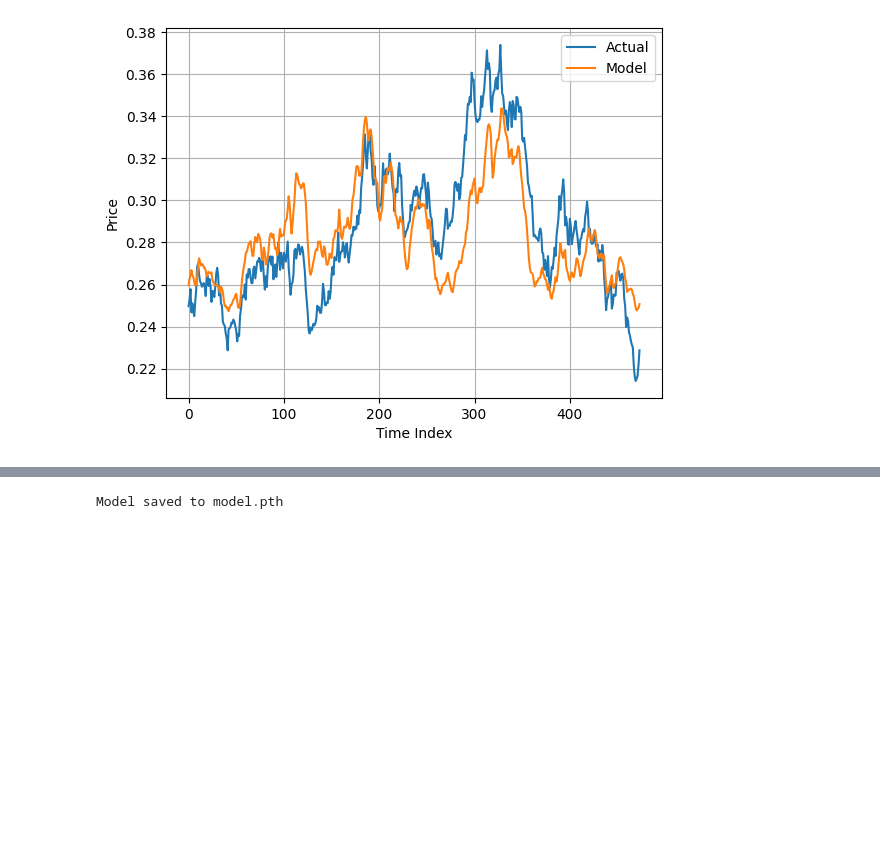
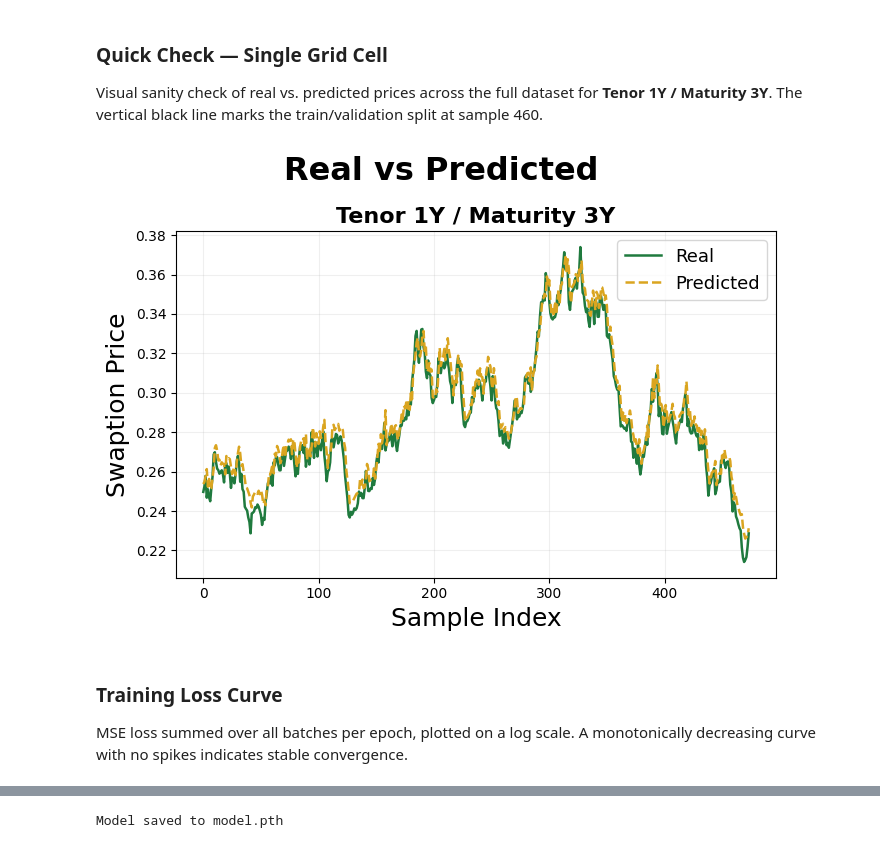
Before and after one commit to ReyGuadarrama/Quandela_hackathon, a Jupyter notebook: solution.ipynb, the cells around one changed output, grey strips where cells are left out. Drawn from its saved outputs; the diff is of its cells as text; code cells hidden in the pictures; blank space fills up the shorter version.

```diff
--- a/solution.ipynb
+++ b/solution.ipynb
@@ -15,5 +131,5 @@ val_ds  = Subset(dataset, range(460, n))
 
 device = "cuda" if torch.cuda.is_available() else "cpu"
 
-loader = DataLoader(train_ds, batch_size=64, shuffle=True) # Shuffle is usually better for training
-val_loader = DataLoader(val_ds, batch_size=64, shuffle=False)
+loader = DataLoader(train_ds, batch_size=8, shuffle=True)
+val_loader = DataLoader(val_ds, batch_size=8, shuffle=False)
@@ -95,12 +251,10 @@ n_photons=2  →  Quantum output size: 36
 # %%
-# 4. TRAINING LOOP
-num_epochs = 150
+num_epochs = 200
 for epoch in range(num_epochs):
     model.train()
     running_loss = 0.0
 
     for inputs, targets in loader:
-        # Safety: Ensure data is Float32 (Linear/LSTM layers expect this)
         inputs, targets = inputs.float(), targets.float()
 
         optimizer.zero_grad()
@@ -116,7 +270,7 @@ for epoch in range(num_epochs):
     # avg_loss = running_loss / len(loader)
     loss_history.append(running_loss)
 
-    if (epoch + 1) % 5 == 0: # Print every 5 epochs to keep it clean
+    if (epoch + 1) % 20 == 0:
         print(f"Epoch [{epoch+1}/{num_epochs}] | MSE Loss: {running_loss:.8f}")
 
 print("Training Complete!")
@@ -170,25 +318,41 @@ Epoch [150/150] | MSE Loss: 0.00095919
 Training Complete!
+# %% [markdown]
+### Quick Check — Single Grid Cell
+
+Visual sanity check of real vs. predicted prices across the full dataset for **Tenor 1Y / Maturity 3Y**. The vertical black line marks the train/validation split at sample 460.
 # %%
 model_prices, real_prices = validation(tenor=1, maturity=3)
 
-plt.figure()
-plt.title("")
-plt.plot(real_prices, label="Actual")
-plt.plot(model_prices, label="Model")
-plt.grid()
-plt.xlabel("Time Index")
-plt.ylabel("Price")
-plt.legend()
+fig, ax = plt.subplots(figsize=(7, 5))
+fig.patch.set_facecolor("white")
+
+#ax.axvline(x=460, color="black", linewidth=2, label="Train / Val split")
+
+ax.plot(real_prices,  color="#1f7a3e", linewidth=1.8, label="Real")
+ax.plot(model_prices, color="goldenrod", linewidth=1.8, linestyle="--", label="Predicted")
+
+ax.set_title("Tenor 1Y / Maturity 3Y", fontsize=16, fontweight="bold")
+ax.set_xlabel("Sample Index", fontsize=18)
+ax.set_ylabel("Swaption Price", fontsize=18)
+ax.legend(fontsize=13)
+ax.grid(True, alpha=0.2)
+
+fig.suptitle("Real vs Predicted", fontsize=23, fontweight="bold")
+plt.tight_layout()
 plt.show()
 
 # Get one batch of real data
 val_inputs, val_targets = next(iter(val_loader))
 train_inputs, train_targets = next(iter(loader))
 
 # Get the model's guess
 with torch.no_grad():
     val_predictions = model(val_inputs.float())
     train_predictions = model(train_inputs.float())
 # %% [output]
-[figure, old version]
+[figure, new version]
+# %% [markdown]
+### Training Loss Curve
+
+MSE loss summed over all batches per epoch, plotted on a log scale. A monotonically decreasing curve with no spikes indicates stable convergence.
 # %%
```
Also changed, not shown: parts of 28 cells of this notebook.
